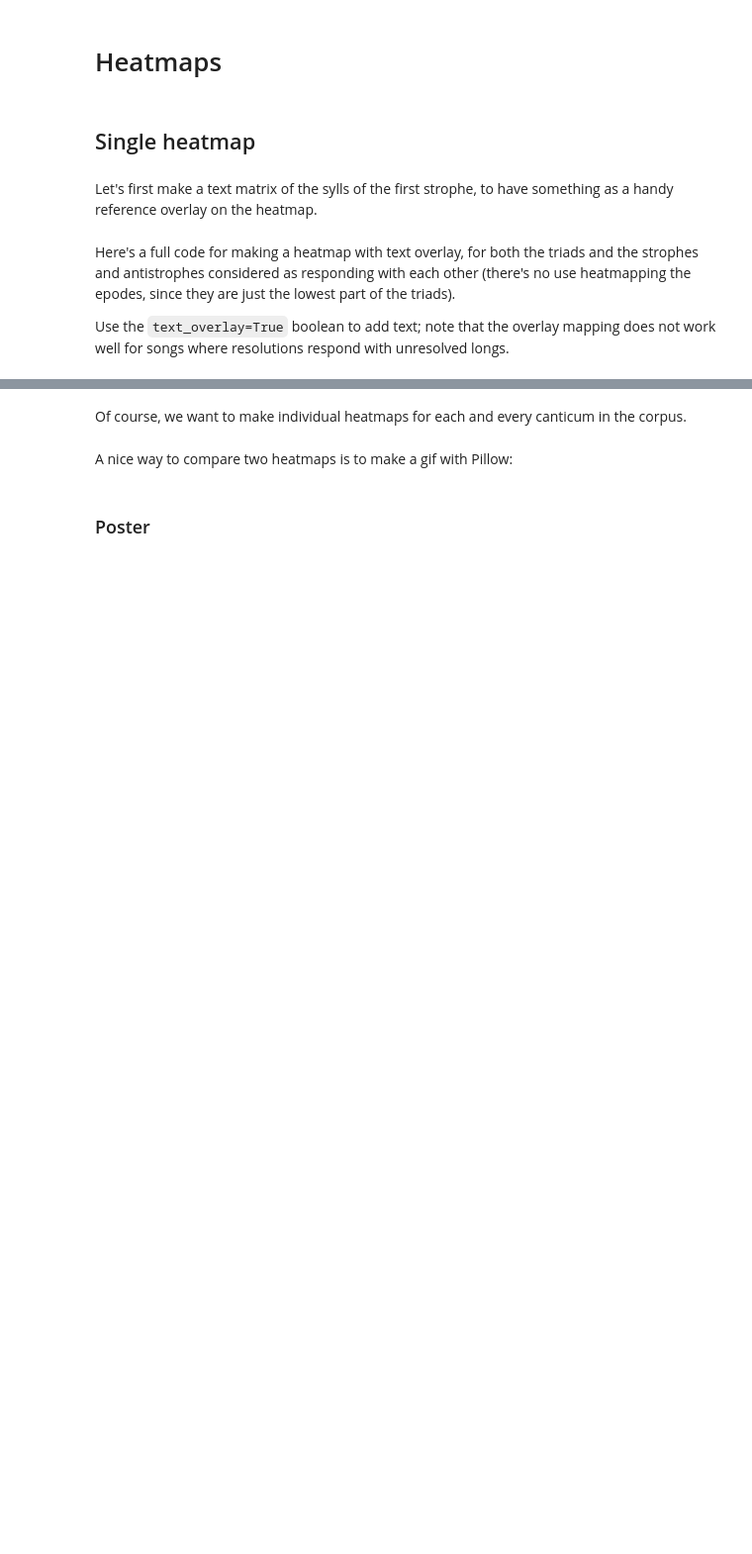
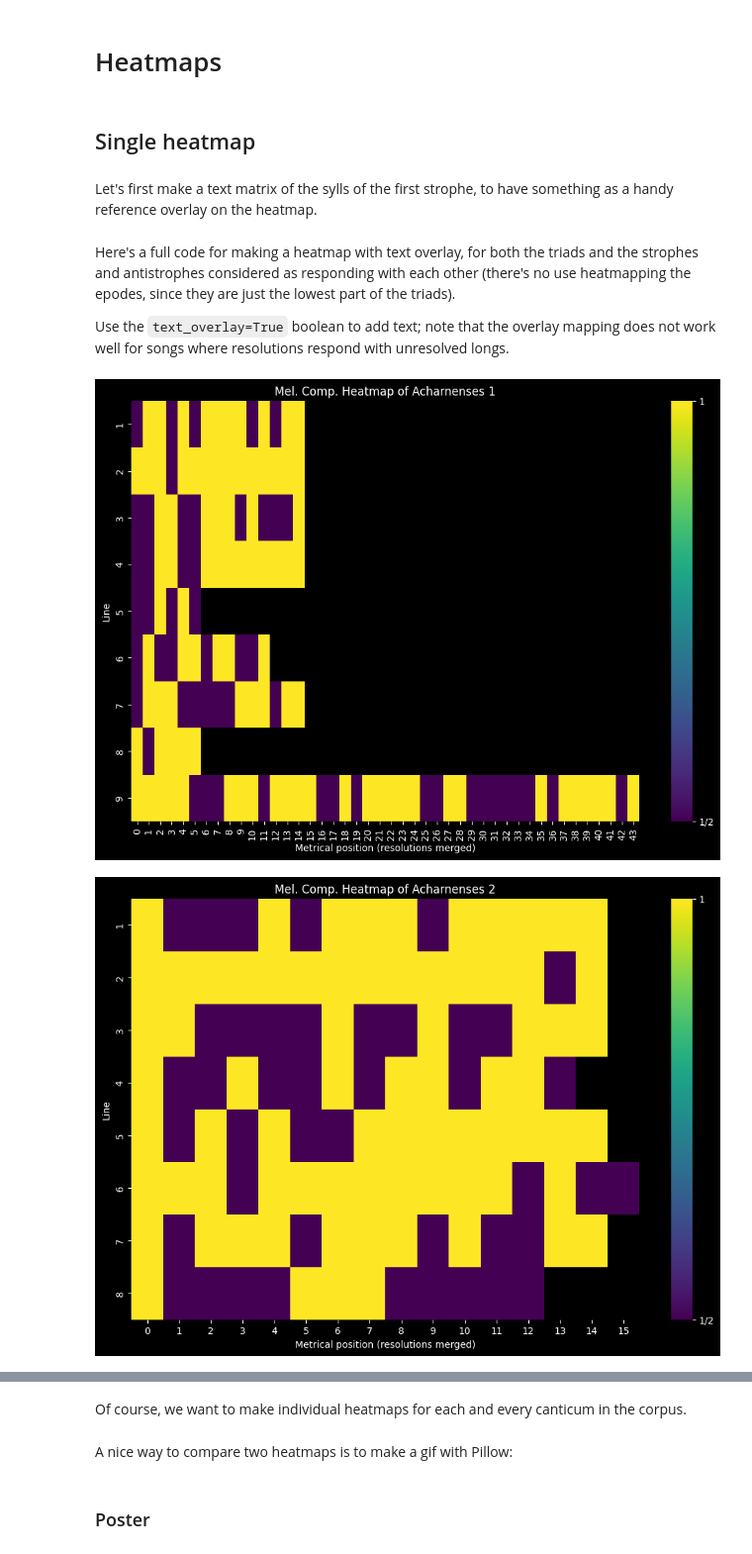
Before and after one commit to Urdatorn/responsio-accentuum, a Jupyter notebook: nb_results_comp.ipynb, the cells around one changed output, grey strips where cells are left out. Shown: that part at 99% size. Cells and saved outputs as stored; diff of their text form; code cells hidden in the pictures; blank space fills up the shorter version.

```diff
--- a/nb_results_comp.ipynb
+++ b/nb_results_comp.ipynb
@@ -304,3 +304,11 @@ Use the `text_overlay=True` boolean to add text; note that the overlay mapping d
 from heatmaps import make_one_heatmap
 
 make_one_heatmap("data/compiled/triads/ht_olympians_triads.xml", "ol01", "Mel. Comp. Heatmap of Olympia 1", representative_strophe=1, save=False, show=True, dark_mode=True, text_overlay=False)
+# %%
+from heatmaps import make_one_heatmap
+
+for i in range(1, 10):
+    make_one_heatmap("data/compiled/responsion_ach_compiled.xml", "media/heatmaps/ach/", f"ach0{i}", f"Mel. Comp. Heatmap of Acharnenses {i}", representative_strophe=1, save=False, show=True, dark_mode=True, text_overlay=False)
+# %% [output]
+[figure, added]
+[figure, added]
```
Also changed, not shown: parts of 3 cells of this notebook, 5 other files.
